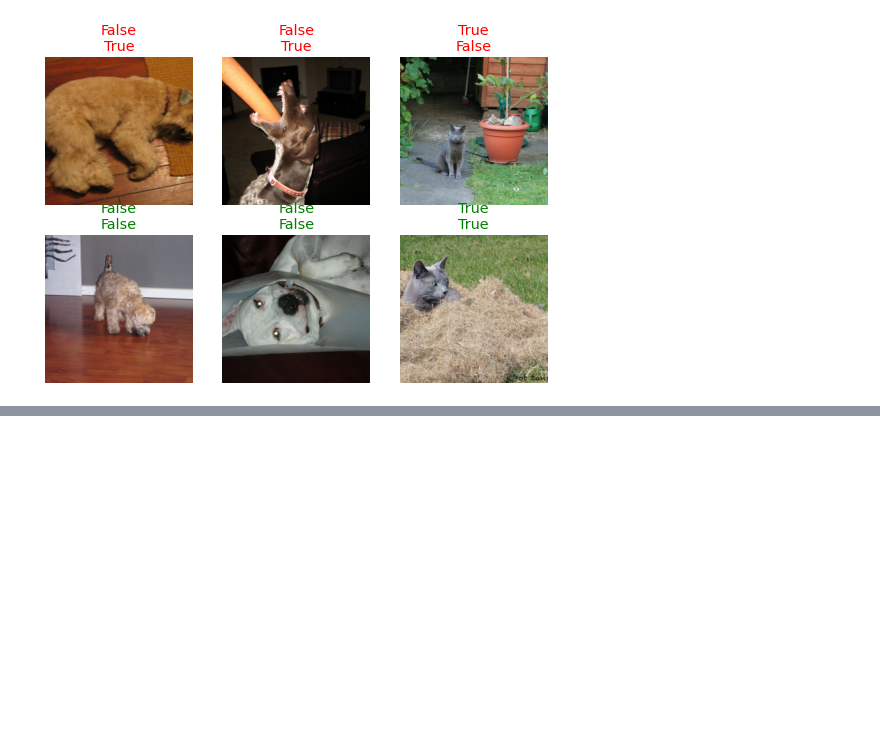
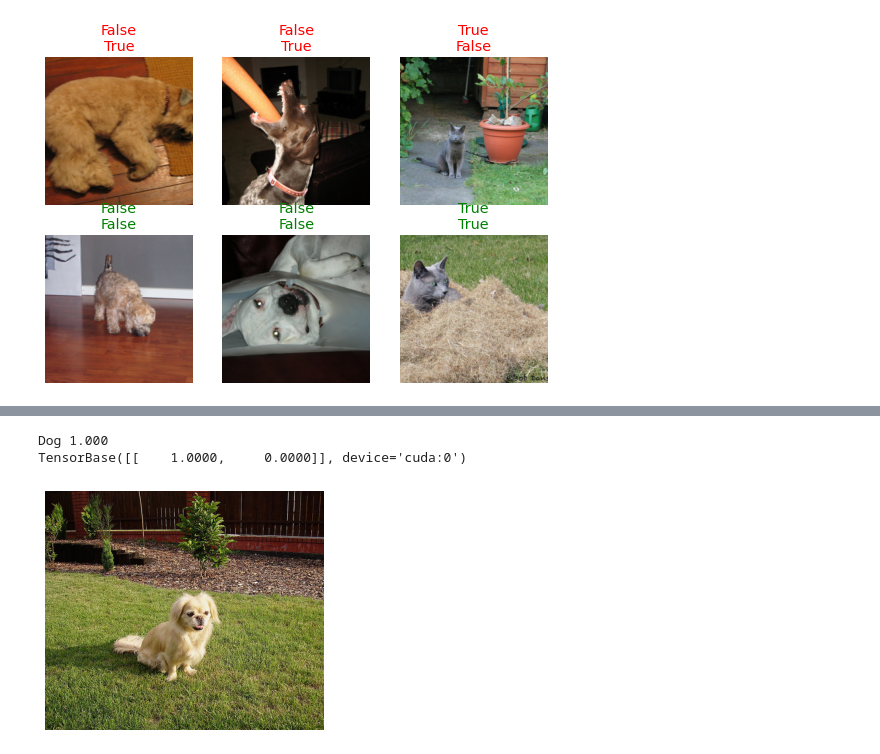
Before and after one commit to lukexyz/crystal-ball, a Jupyter notebook: nbs/02_controller.ipynb, the cells around one changed output, grey strips where cells are left out. Saved outputs shown, nothing was run; the diff lists cells and outputs as text; code cells hidden in the pictures; blank space fills up the shorter version.

```diff
--- a/nbs/02_controller.ipynb
+++ b/nbs/02_controller.ipynb
@@ -146,0 +162,6 @@ TensorBase([[0.0442, 0.9558]], device='cuda:0')
+# %%
+show_sample(13)
+# %% [output]
+Dog 1.000
+TensorBase([[    1.0000,     0.0000]], device='cuda:0')
+[figure, added]
```
Also changed, not shown: parts of 2 cells of this notebook.
